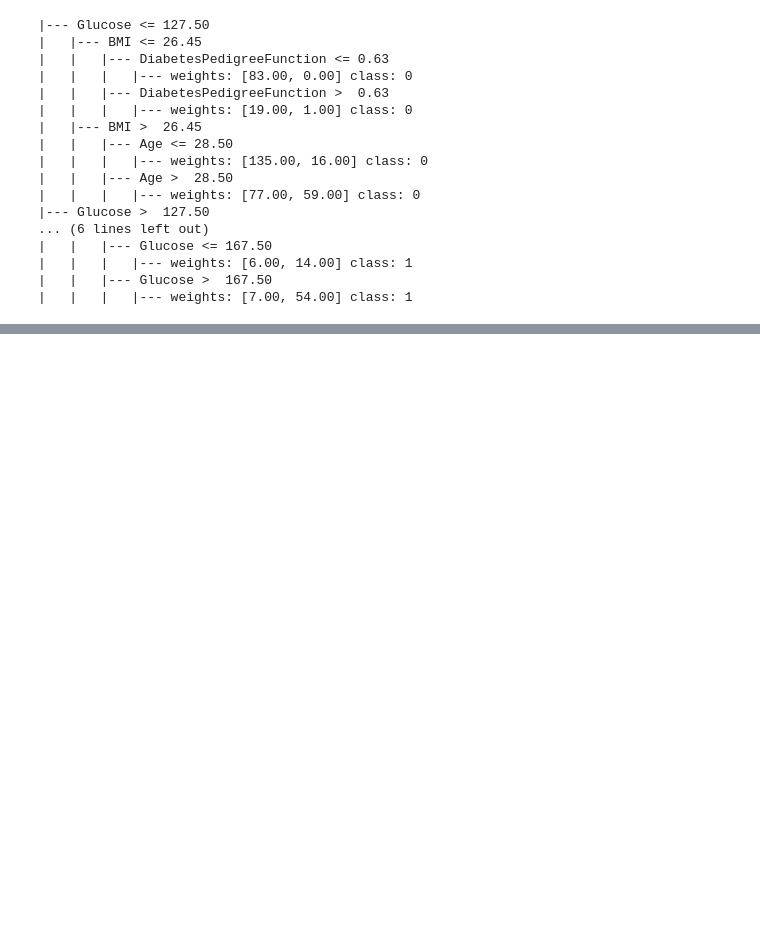
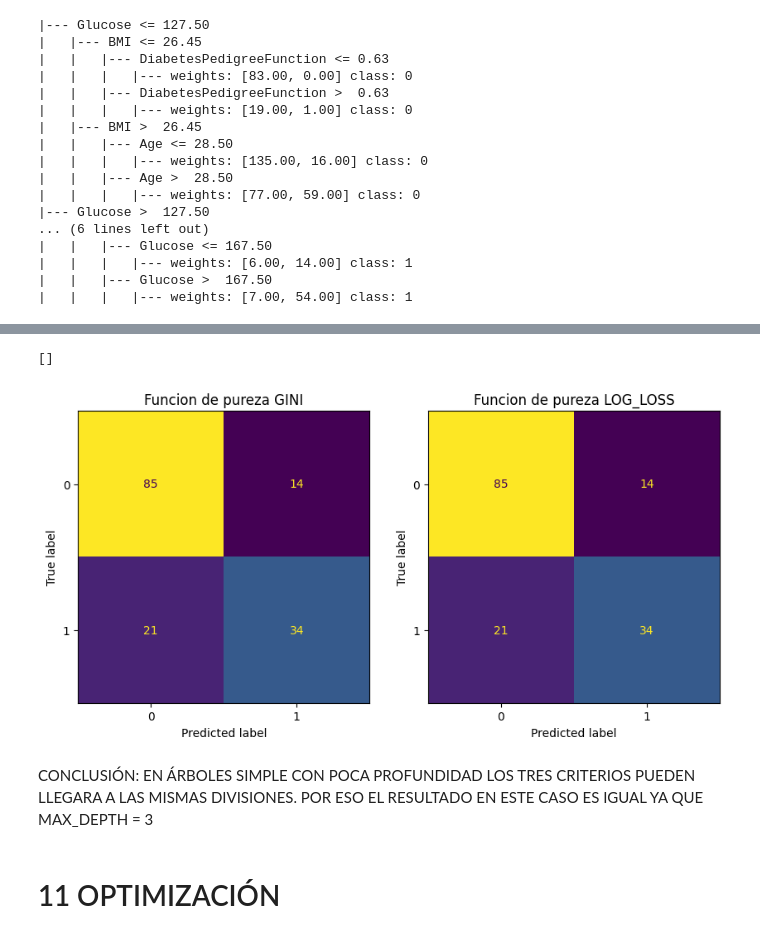
Before and after one commit to 4GeeksAcademy/cathycaz-intro-ml, a Jupyter notebook: src/04-decission-tree..ipynb, the cells around one changed output, grey strips where cells are left out. Drawn from its saved outputs; the diff is of its cells as text; code cells hidden in the pictures; blank space fills up the shorter version.

```diff
--- a/src/04-decission-tree..ipynb
+++ b/src/04-decission-tree..ipynb
@@ -1274,0 +1328,22 @@ El modelo identifica correctamente que la glucosa elevada es el indicador más f
+# %%
+# Matriz de Confusión
+## GINI
+cm_gini = confusion_matrix(Y_test, pred_gini)
+## LOG-LOSS
+cm_log = confusion_matrix(Y_test, pred_logloss)
+
+#Gráfico
+
+fig, axis=plt.subplots(1,2, figsize=(10,5))
+ConfusionMatrixDisplay(confusion_matrix=cm_gini).plot(ax=axis[0],cmap='viridis',colorbar=False)
+axis[0].set_title("Funcion de pureza GINI")
+ConfusionMatrixDisplay(confusion_matrix=cm_log).plot(ax=axis[1],cmap='viridis', colorbar=False)
+axis[1].set_title("Funcion de pureza LOG_LOSS")
+plt.plot()
+# %% [output]
+[]
+[figure, added]
+# %% [markdown]
+CONCLUSIÓN: EN ÁRBOLES SIMPLE CON POCA PROFUNDIDAD LOS TRES CRITERIOS PUEDEN LLEGARA  A LAS MISMAS DIVISIONES. POR ESO EL RESULTADO EN ESTE CASO ES IGUAL YA QUE MAX_DEPTH = 3
+# %% [markdown]
+# 11 OPTIMIZACIÓN
```
Also changed, not shown: parts of 12 cells of this notebook.
